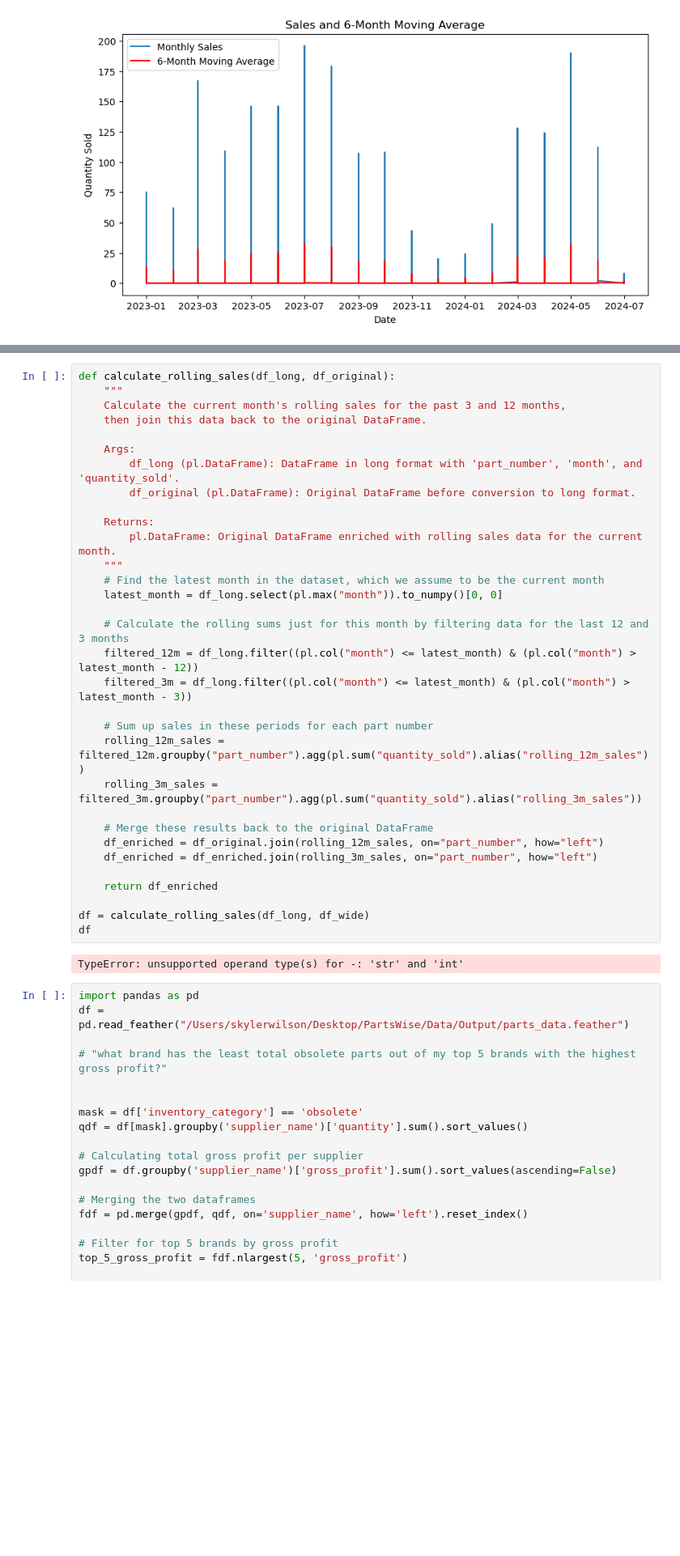
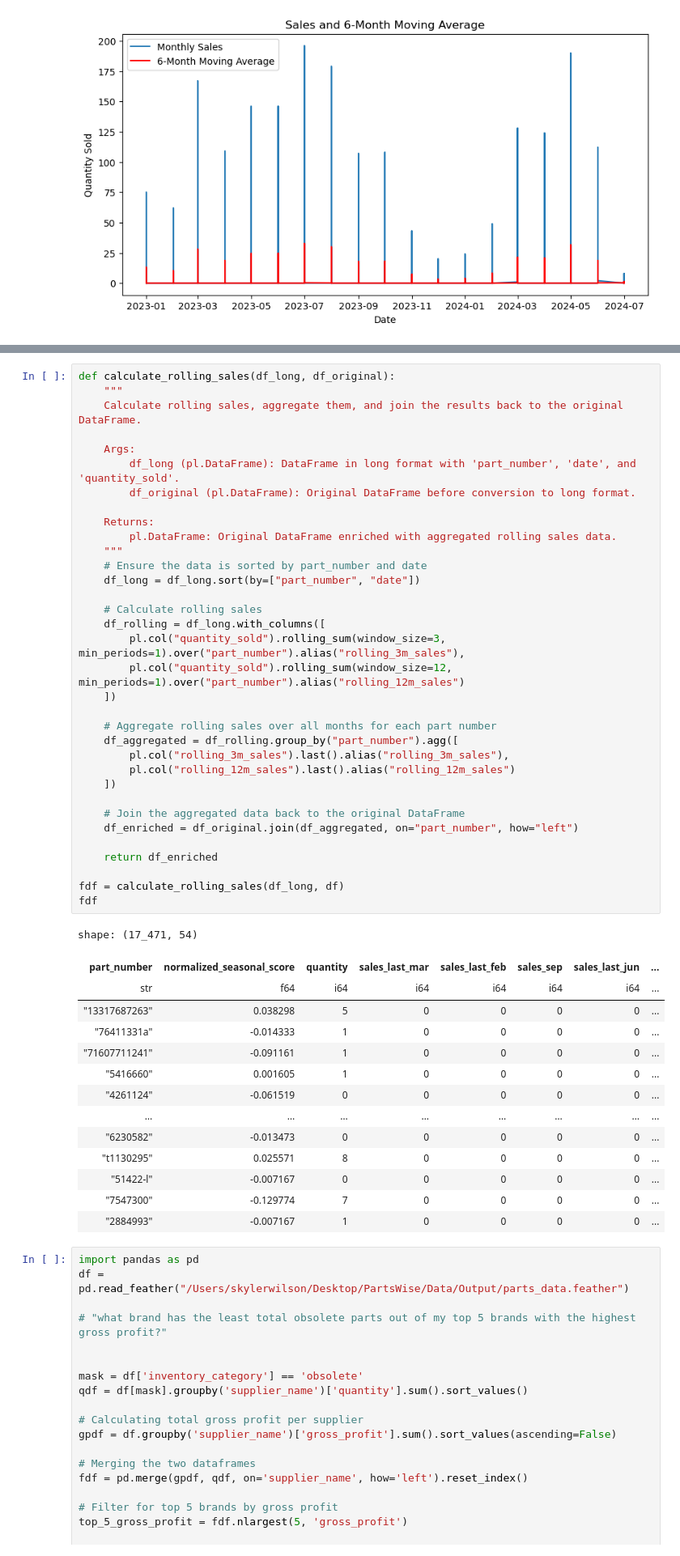
Before and after one commit to skyler22wilson/co-pilot-v1, a Jupyter notebook: notebooks/business_insights.ipynb, the cells around one changed output, grey strips where cells are left out. Shown at 81% size. Drawn from its saved outputs; the diff is of its cells as text; blank space fills up the shorter version.

```diff
--- a/notebooks/business_insights.ipynb
+++ b/notebooks/business_insights.ipynb
@@ -571,37 +605,52 @@ f'sales_{(calendar.month_abbr[datetime.now().month]).lower()}'
 # %%
 def calculate_rolling_sales(df_long, df_original):
     """
-    Calculate the current month's rolling sales for the past 3 and 12 months,
-    then join this data back to the original DataFrame.
+    Calculate rolling sales, aggregate them, and join the results back to the original DataFrame.
 
     Args:
-        df_long (pl.DataFrame): DataFrame in long format with 'part_number', 'month', and 'quantity_sold'.
+        df_long (pl.DataFrame): DataFrame in long format with 'part_number', 'date', and 'quantity_sold'.
         df_original (pl.DataFrame): Original DataFrame before conversion to long format.
 
     Returns:
-        pl.DataFrame: Original DataFrame enriched with rolling sales data for the current month.
+        pl.DataFrame: Original DataFrame enriched with aggregated rolling sales data.
     """
-    # Find the latest month in the dataset, which we assume to be the current month
-    latest_month = df_long.select(pl.max("month")).to_numpy()[0, 0]
+    # Ensure the data is sorted by part_number and date
+    df_long = df_long.sort(by=["part_number", "date"])
 
-    # Calculate the rolling sums just for this month by filtering data for the last 12 and 3 months
-    filtered_12m = df_long.filter((pl.col("month") <= latest_month) & (pl.col("month") > latest_month - 12))
-    filtered_3m = df_long.filter((pl.col("month") <= latest_month) & (pl.col("month") > latest_month - 3))
+    # Calculate rolling sales
+    df_rolling = df_long.with_columns([
+        pl.col("quantity_sold").rolling_sum(window_size=3, min_periods=1).over("part_number").alias("rolling_3m_sales"),
+        pl.col("quantity_sold").rolling_sum(window_size=12, min_periods=1).over("part_number").alias("rolling_12m_sales")
+    ])
 
-    # Sum up sales in these periods for each part number
-    rolling_12m_sales = filtered_12m.groupby("part_number").agg(pl.sum("quantity_sold").alias("rolling_12m_sales"))
-    rolling_3m_sales = filtered_3m.groupby("part_number").agg(pl.sum("quantity_sold").alias("rolling_3m_sales"))
+    # Aggregate rolling sales over all months for each part number
+    df_aggregated = df_rolling.group_by("part_number").agg([
+        pl.col("rolling_3m_sales").last().alias("rolling_3m_sales"),
+        pl.col("rolling_12m_sales").last().alias("rolling_12m_sales")
+    ])
 
-    # Merge these results back to the original DataFrame
-    df_enriched = df_original.join(rolling_12m_sales, on="part_number", how="left")
-    df_enriched = df_enriched.join(rolling_3m_sales, on="part_number", how="left")
+    # Join the aggregated data back to the original DataFrame
+    df_enriched = df_original.join(df_aggregated, on="part_number", how="left")
 
     return df_enriched
 
-df = calculate_rolling_sales(df_long, df_wide)
-df
+fdf = calculate_rolling_sales(df_long, df)
+fdf
 # %% [output]
-TypeError: unsupported operand type(s) for -: 'str' and 'int'
+shape: (17_471, 54)
+| part_number | normalized_seasonal_score | quantity | sales_last_mar | sales_last_feb | sales_sep | sales_last_jun | ... |
+| str | f64 | i64 | i64 | i64 | i64 | i64 | ... |
+| "13317687263" | 0.038298 | 5 | 0 | 0 | 0 | 0 | ... |
+| "76411331a" | -0.014333 | 1 | 0 | 0 | 0 | 0 | ... |
+| "71607711241" | -0.091161 | 1 | 0 | 0 | 0 | 0 | ... |
+| "5416660" | 0.001605 | 1 | 0 | 0 | 0 | 0 | ... |
+| "4261124" | -0.061519 | 0 | 0 | 0 | 0 | 0 | ... |
+| … | … | … | … | … | … | … | ... |
+| "6230582" | -0.013473 | 0 | 0 | 0 | 0 | 0 | ... |
+| "t1130295" | 0.025571 | 8 | 0 | 0 | 0 | 0 | ... |
+| "51422-l" | -0.007167 | 0 | 0 | 0 | 0 | 0 | ... |
+| "7547300" | -0.129774 | 7 | 0 | 0 | 0 | 0 | ... |
+| "2884993" | -0.007167 | 1 | 0 | 0 | 0 | 0 | ... |
 # %%
 import pandas as pd
 df = pd.read_feather("/Users/skylerwilson/Desktop/PartsWise/Data/Output/parts_data.feather")
```
Also changed, not shown: parts of 13 cells of this notebook, 24 other files.
